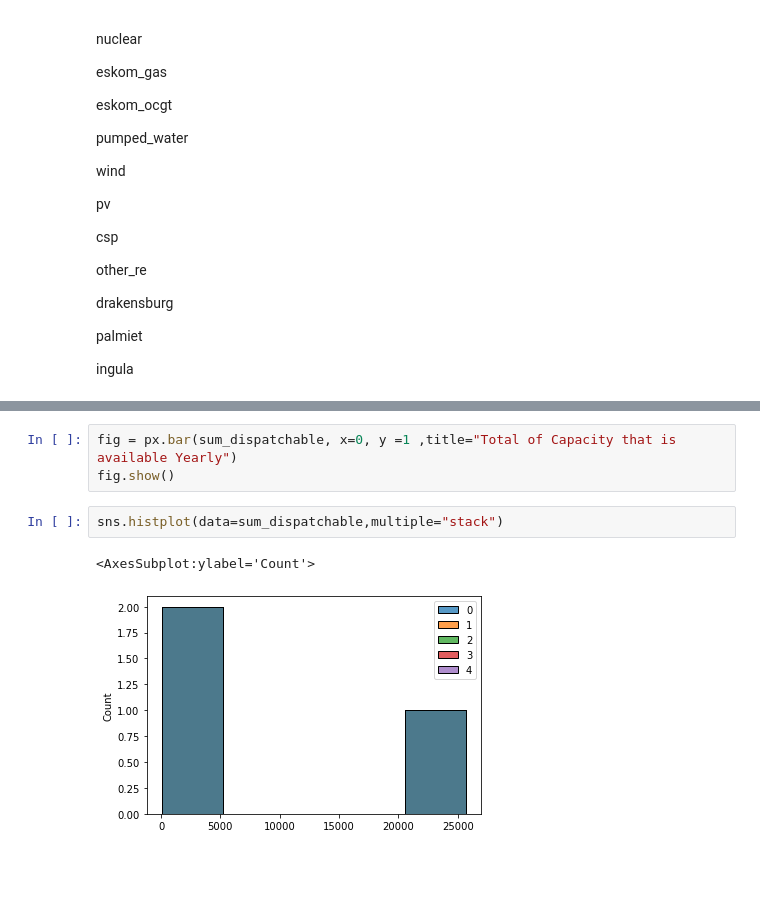
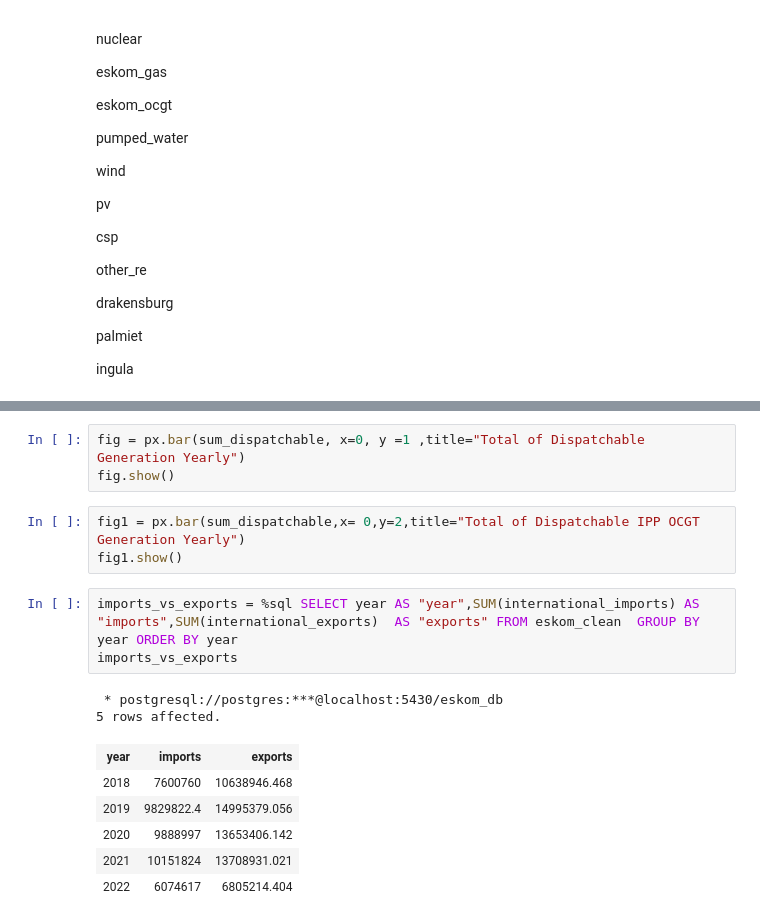
Before and after one commit to The-DigitalAcademy/Eskom_Data_Analysis, a Jupyter notebook: Generation.ipynb, the cells around one changed output, grey strips where cells are left out. Drawn from its saved outputs; the diff is of its cells as text; blank space fills up the shorter version.

```diff
--- a/Generation.ipynb
+++ b/Generation.ipynb
@@ -221,8 +221,18 @@ sum_dispatchable
 # %%
-fig = px.bar(sum_dispatchable, x=0, y =1 ,title="Total of Capacity that is available Yearly")
+fig = px.bar(sum_dispatchable, x=0, y =1 ,title="Total of Dispatchable Generation Yearly")
 fig.show()
-# %%
-sns.histplot(data=sum_dispatchable,multiple="stack")
-# %% [output]
-<AxesSubplot:ylabel='Count'>
-[figure, removed]
+# %%
+fig1 = px.bar(sum_dispatchable,x= 0,y=2,title="Total of Dispatchable IPP OCGT Generation Yearly")
+fig1.show()
+# %%
+imports_vs_exports = %sql SELECT year AS "year",SUM(international_imports) AS "imports",SUM(international_exports)  AS "exports" FROM eskom_clean  GROUP BY year ORDER BY year
+imports_vs_exports
+# %% [output]
+ * postgresql://postgres:***@localhost:5430/eskom_db
+5 rows affected.
+| year | imports | exports |
+| 2018 | 7600760 | 10638946.468 |
+| 2019 | 9829822.4 | 14995379.056 |
+| 2020 | 9888997 | 13653406.142 |
+| 2021 | 10151824 | 13708931.021 |
+| 2022 | 6074617 | 6805214.404 |
```
Also changed, not shown: parts of 5 cells of this notebook.
